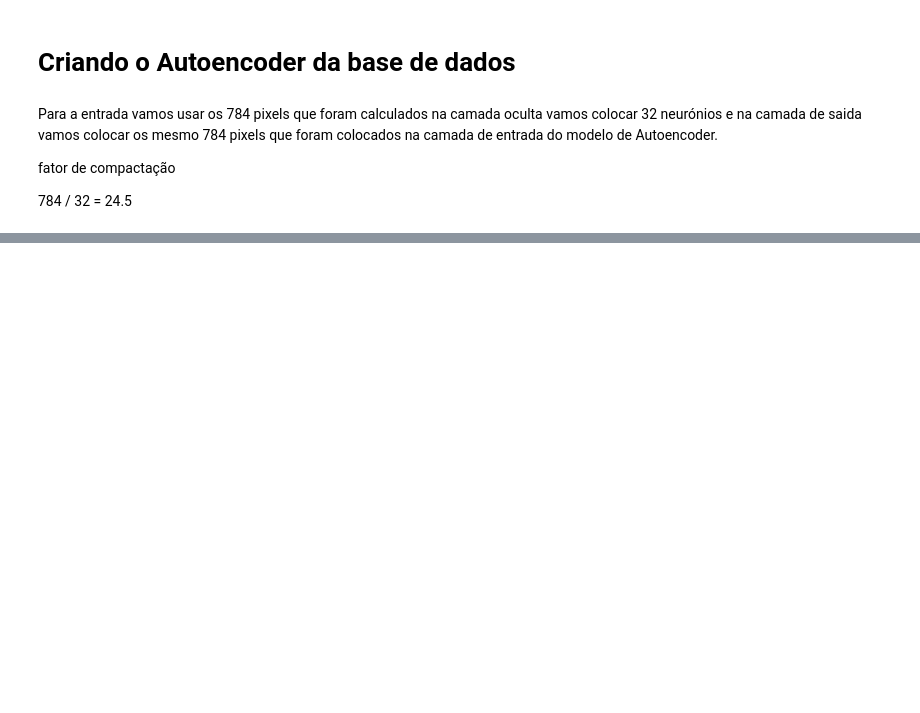
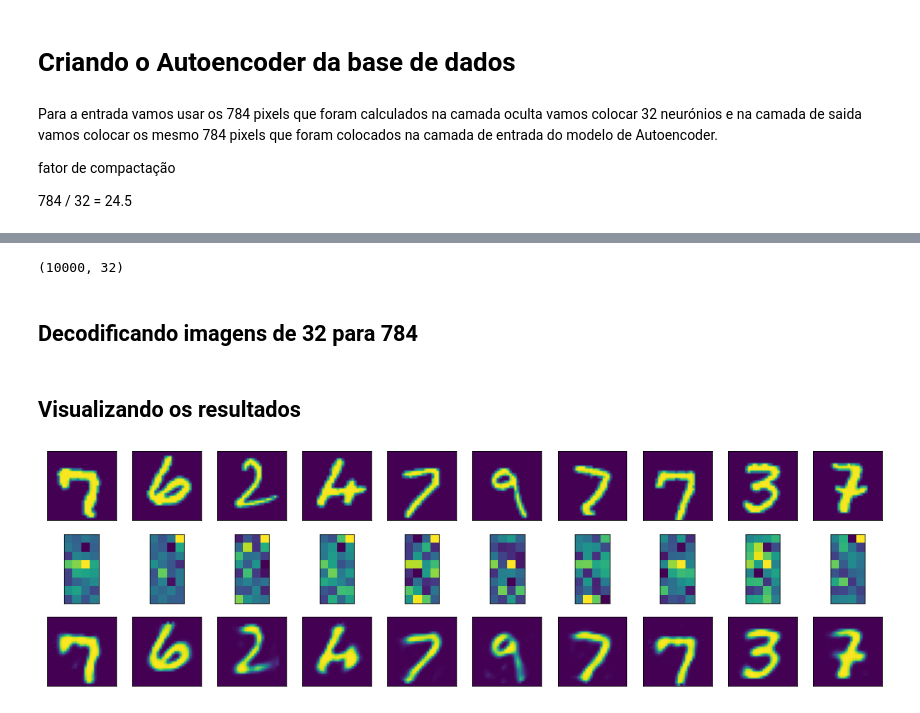
Before and after one commit to Oseiasdfarias/deep_learning_course_tensorflow_sklearn, a Jupyter notebook: autoencoders/reducao_de_dimensionalidade_com_base_mnist.ipynb, the cells around one changed output, grey strips where cells are left out. Cells and saved outputs as stored; diff of their text form; code cells hidden in the pictures; blank space fills up the shorter version.

Commit message:
atualização do código da pasta autoencoders

```diff
--- a/autoencoders/reducao_de_dimensionalidade_com_base_mnist.ipynb
+++ b/autoencoders/reducao_de_dimensionalidade_com_base_mnist.ipynb
@@ -88,0 +105,3 @@ Epoch 24/50
+# %%
+encoder = Model(dimensao_original, camada_encoder(dimensao_original))
+encoder.summary()
@@ -88,0 +123,43 @@ Epoch 24/50
+# %%
+imagens_code = encoder.predict(prev_test)
+# %%
+imagens_code.shape
+# %% [output]
+(10000, 32)
+# %% [markdown]
+## Decodificando imagens de 32 para 784
+# %%
+# Esse método faz o encoder e depois aplicao decode
+imagens_decode = autoencoder.predict(prev_test)
+# %% [markdown]
+## Visualizando os resultados
+# %%
+num_imagens = 10
+# %%
+# Selecionando 10 imagens aleatórias da base de dados de teste
+imagens_test = np.random.randint(prev_test.shape[0], size = num_imagens)
+
+# Plotando as imagens
+plt.figure(figsize = (18, 18))
+
+for i, indice_img in enumerate(imagens_test):
+
+    # Gráfico 01, plotar a imagem Original
+    eixo = plt.subplot(10, 10, i + 1)
+    plt.imshow(prev_test[indice_img].reshape(28, 28))
+    plt.xticks(())
+    plt.yticks(())
+
+     # Gráfico 02, plotar a imagem codificada
+    eixo = plt.subplot(10, 10, i + 1 + num_imagens)
+    plt.imshow(imagens_code[indice_img].reshape(8, 4))
+    plt.xticks(())
+    plt.yticks(())
+
+    # Gráfico 03, plotar a imagem Decodificada
+    eixo = plt.subplot(10, 10, i + 1 + num_imagens * 2)
+    plt.imshow(imagens_decode[indice_img].reshape(28, 28))
+    plt.xticks(())
+    plt.yticks(())
+# %% [output]
+[figure, added]
```
Also changed, not shown: parts of 10 cells of this notebook.
